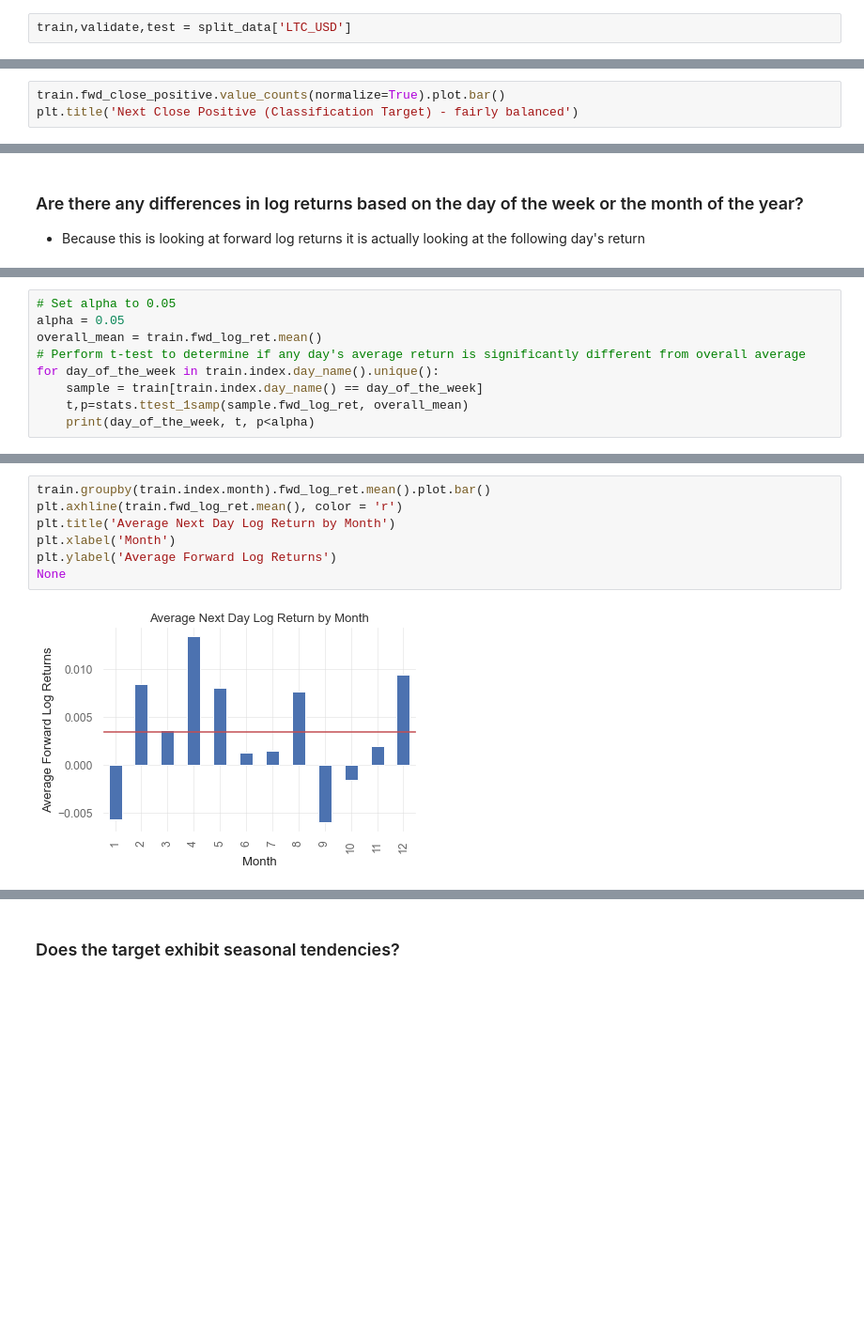
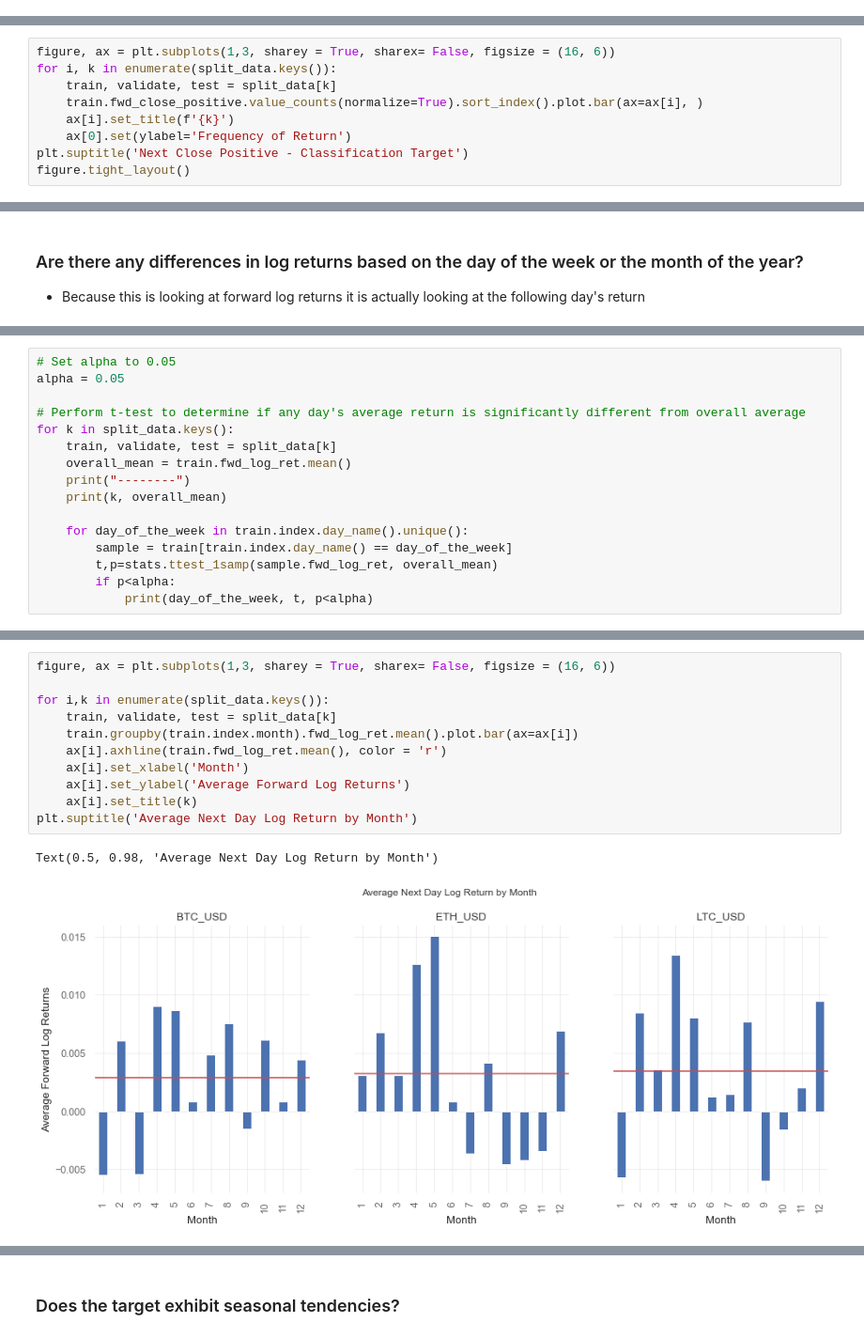
Before and after one commit to jesse-d-marder/crypto-forecast, a Jupyter notebook: predict_crypto.ipynb, the cells around one changed output, grey strips where cells are left out. Shown: that part at 94% size. Saved outputs shown, nothing was run; the diff lists cells and outputs as text; blank space fills up the shorter version.

```diff
--- a/predict_crypto.ipynb
+++ b/predict_crypto.ipynb
@@ -94,5 +93,3 @@ summary_df
 | train_LTC_USD | 0.345554 | -0.094857 | -30.795083 | 60.698111 | 6.523377 | 0.052895 | 1.857457 | 13.334966 | -0.015309 |
 | validate_LTC_USD | 0.046693 | 0.017720 | -47.819531 | 23.365639 | 5.319542 | 0.049604 | -1.103964 | 11.688585 | -0.088275 |
 | test_LTC_USD | -0.125704 | 0.158261 | -45.478664 | 26.173885 | 5.753980 | 0.058655 | -1.267938 | 10.626365 | -0.081086 |
-# %%
-train,validate,test = split_data['LTC_USD']
@@ -129,4 +124,10 @@ Text(0, 0.5, 'Frequency of Return')
 # %%
-train.fwd_close_positive.value_counts(normalize=True).plot.bar()
-plt.title('Next Close Positive (Classification Target) - fairly balanced')
+figure, ax = plt.subplots(1,3, sharey = True, sharex= False, figsize = (16, 6))
+for i, k in enumerate(split_data.keys()):
+    train, validate, test = split_data[k]
+    train.fwd_close_positive.value_counts(normalize=True).sort_index().plot.bar(ax=ax[i], )
+    ax[i].set_title(f'{k}')
+    ax[0].set(ylabel='Frequency of Return')
+plt.suptitle('Next Close Positive - Classification Target')
+figure.tight_layout()
 # %% [output]
@@ -156,10 +166,17 @@ plt.tight_layout()
 # %%
 # Set alpha to 0.05
 alpha = 0.05
-overall_mean = train.fwd_log_ret.mean()
+
 # Perform t-test to determine if any day's average return is significantly different from overall average
-for day_of_the_week in train.index.day_name().unique():
-    sample = train[train.index.day_name() == day_of_the_week]
-    t,p=stats.ttest_1samp(sample.fwd_log_ret, overall_mean)
-    print(day_of_the_week, t, p<alpha)
+for k in split_data.keys():
+    train, validate, test = split_data[k]
+    overall_mean = train.fwd_log_ret.mean()
+    print("--------")
+    print(k, overall_mean)
+
+    for day_of_the_week in train.index.day_name().unique():
+        sample = train[train.index.day_name() == day_of_the_week]
+        t,p=stats.ttest_1samp(sample.fwd_log_ret, overall_mean)
+        if p<alpha:
+            print(day_of_the_week, t, p<alpha)
 # %% [output]
@@ -173,10 +192,15 @@ Wednesday -1.2086360398012548 False
 # %%
-train.groupby(train.index.month).fwd_log_ret.mean().plot.bar()
-plt.axhline(train.fwd_log_ret.mean(), color = 'r')
-plt.title('Average Next Day Log Return by Month')
-plt.xlabel('Month')
-plt.ylabel('Average Forward Log Returns')
-None
+figure, ax = plt.subplots(1,3, sharey = True, sharex= False, figsize = (16, 6))
+
+for i,k in enumerate(split_data.keys()):
+    train, validate, test = split_data[k]
+    train.groupby(train.index.month).fwd_log_ret.mean().plot.bar(ax=ax[i])
+    ax[i].axhline(train.fwd_log_ret.mean(), color = 'r')
+    ax[i].set_xlabel('Month')
+    ax[i].set_ylabel('Average Forward Log Returns')
+    ax[i].set_title(k)
+plt.suptitle('Average Next Day Log Return by Month')
 # %% [output]
+Text(0.5, 0.98, 'Average Next Day Log Return by Month')
-[figure, old version]
+[figure, new version]
 # %%
```
Also changed, not shown: parts of 27 cells of this notebook.
